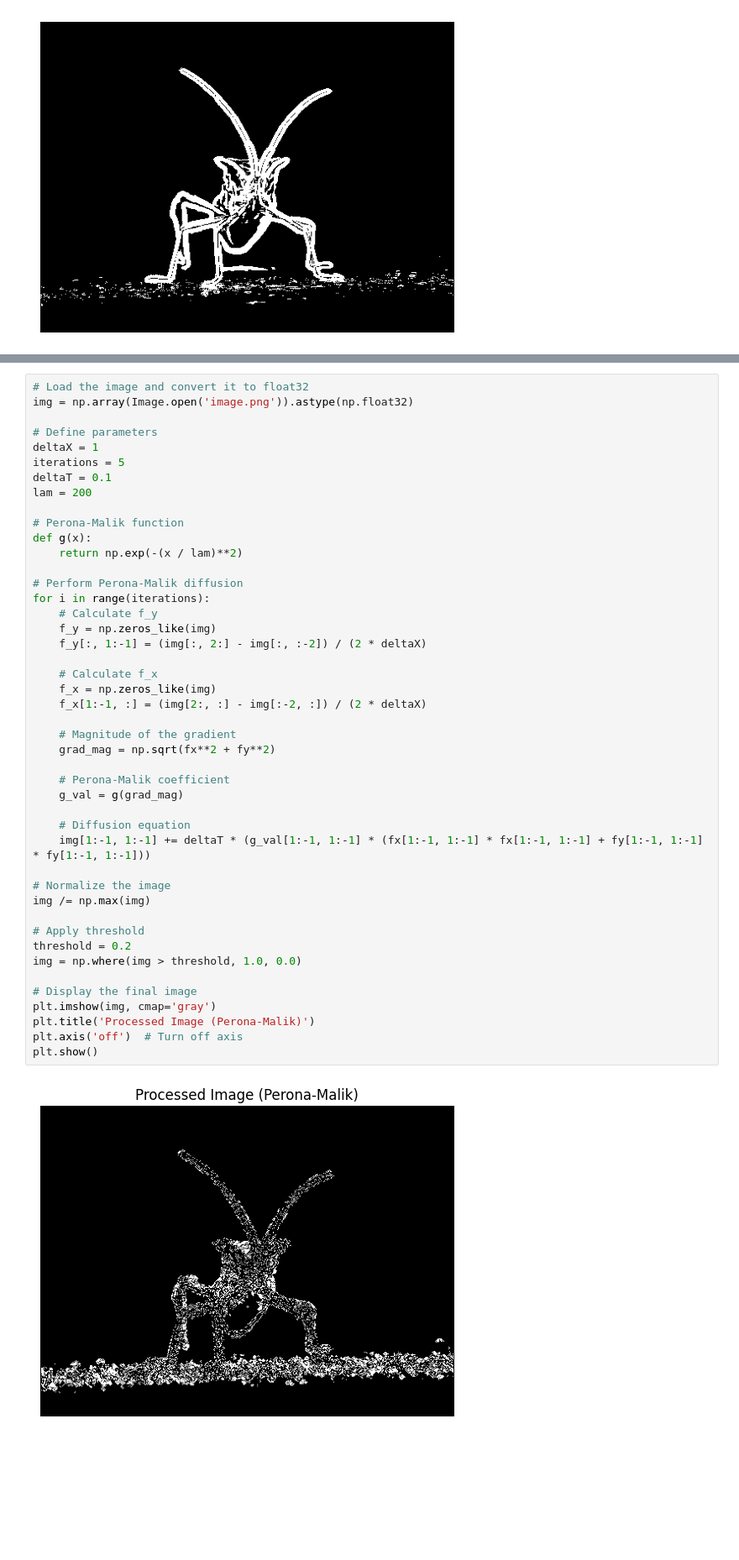
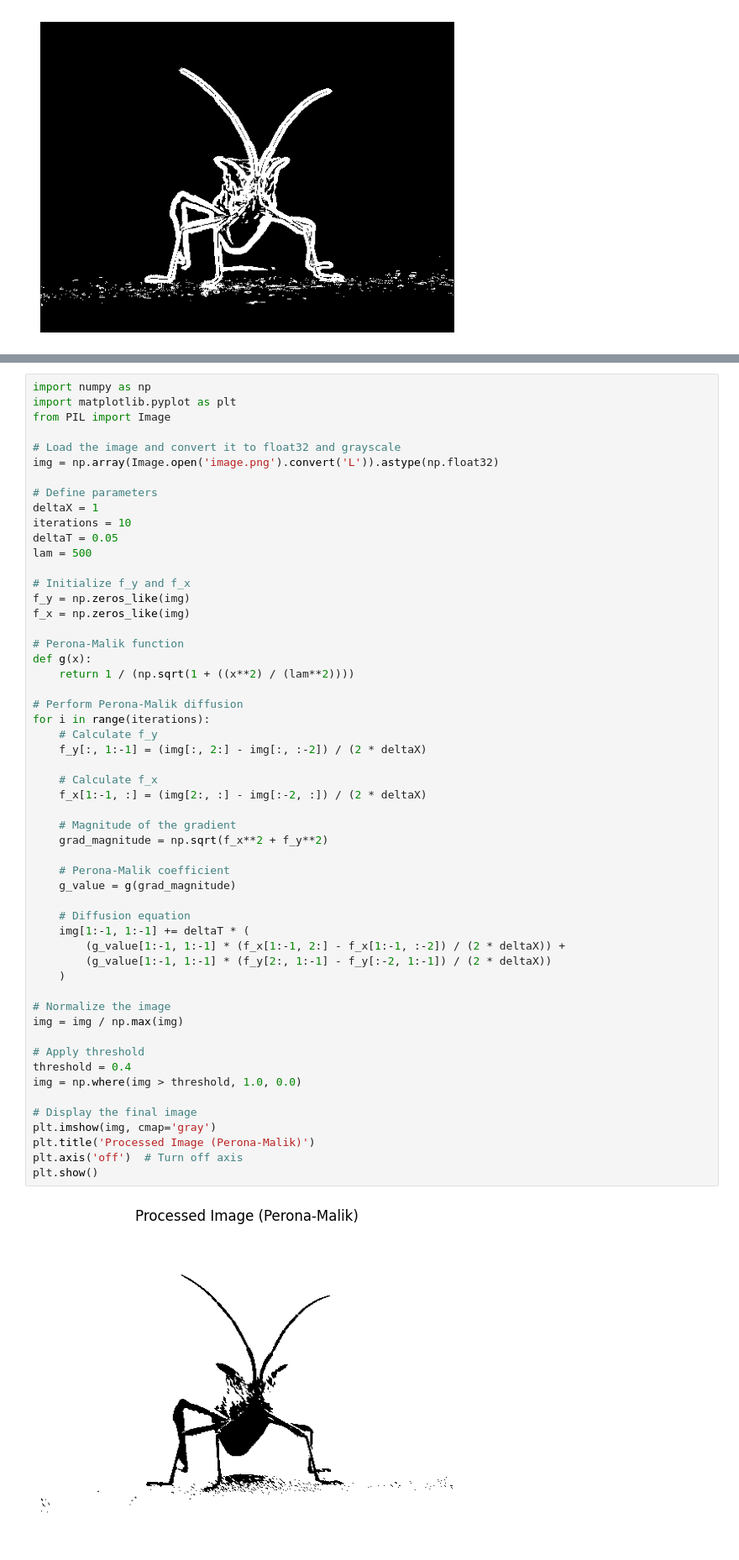
Before and after one commit to SigurdRiseth/Edge-Detection, a Jupyter notebook: edge_detection.ipynb, the cells around one changed output, grey strips where cells are left out. Shown at 84% size. Drawn from its saved outputs; the diff is of its cells as text; blank space fills up the shorter version.

```diff
--- a/edge_detection.ipynb
+++ b/edge_detection.ipynb
@@ -129,47 +135,56 @@ plt.show()
 # %%
-# Load the image and convert it to float32
-img = np.array(Image.open('image.png')).astype(np.float32)
+import numpy as np
+import matplotlib.pyplot as plt
+from PIL import Image
+
+# Load the image and convert it to float32 and grayscale
+img = np.array(Image.open('image.png').convert('L')).astype(np.float32)
 
 # Define parameters
 deltaX = 1
-iterations = 5
-deltaT = 0.1
-lam = 200
+iterations = 10
+deltaT = 0.05
+lam = 500
+
+# Initialize f_y and f_x
+f_y = np.zeros_like(img)
+f_x = np.zeros_like(img)
 
 # Perona-Malik function
 def g(x):
-    return np.exp(-(x / lam)**2)
+    return 1 / (np.sqrt(1 + ((x**2) / (lam**2))))
 
 # Perform Perona-Malik diffusion
 for i in range(iterations):
     # Calculate f_y
-    f_y = np.zeros_like(img)
     f_y[:, 1:-1] = (img[:, 2:] - img[:, :-2]) / (2 * deltaX)
 
     # Calculate f_x
-    f_x = np.zeros_like(img)
     f_x[1:-1, :] = (img[2:, :] - img[:-2, :]) / (2 * deltaX)
 
     # Magnitude of the gradient
-    grad_mag = np.sqrt(fx**2 + fy**2)
+    grad_magnitude = np.sqrt(f_x**2 + f_y**2)
 
     # Perona-Malik coefficient
-    g_val = g(grad_mag)
+    g_value = g(grad_magnitude)
 
     # Diffusion equation
-    img[1:-1, 1:-1] += deltaT * (g_val[1:-1, 1:-1] * (fx[1:-1, 1:-1] * fx[1:-1, 1:-1] + fy[1:-1, 1:-1] * fy[1:-1, 1:-1]))
+    img[1:-1, 1:-1] += deltaT * (
+        (g_value[1:-1, 1:-1] * (f_x[1:-1, 2:] - f_x[1:-1, :-2]) / (2 * deltaX)) +
+        (g_value[1:-1, 1:-1] * (f_y[2:, 1:-1] - f_y[:-2, 1:-1]) / (2 * deltaX))
+    )
 
 # Normalize the image
-img /= np.max(img)
+img = img / np.max(img)
 
 # Apply threshold
-threshold = 0.2
+threshold = 0.4
 img = np.where(img > threshold, 1.0, 0.0)
 
 # Display the final image
 plt.imshow(img, cmap='gray')
 plt.title('Processed Image (Perona-Malik)')
 plt.axis('off')  # Turn off axis
 plt.show()
 # %% [output]
-[figure, old version]
+[figure, new version]
```
Also changed, not shown: parts of 2 cells of this notebook.
